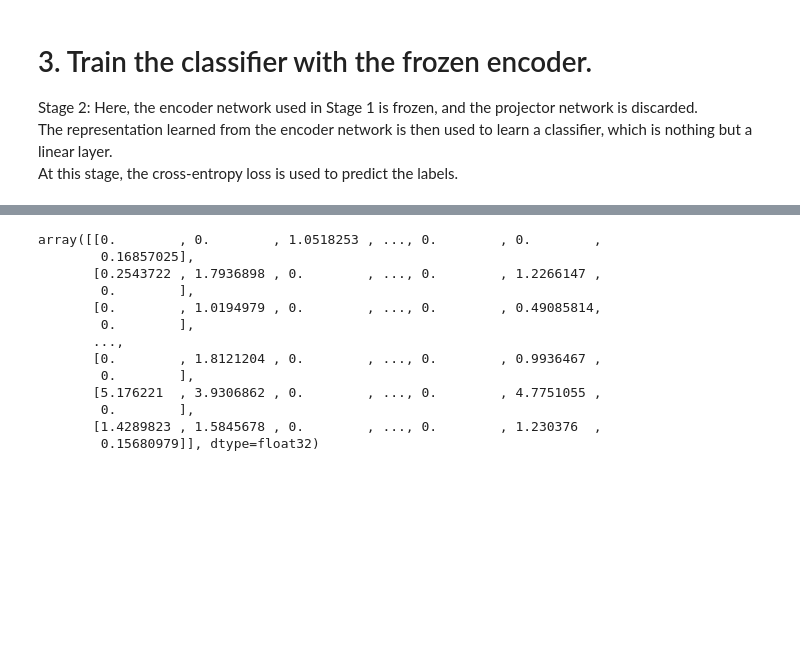
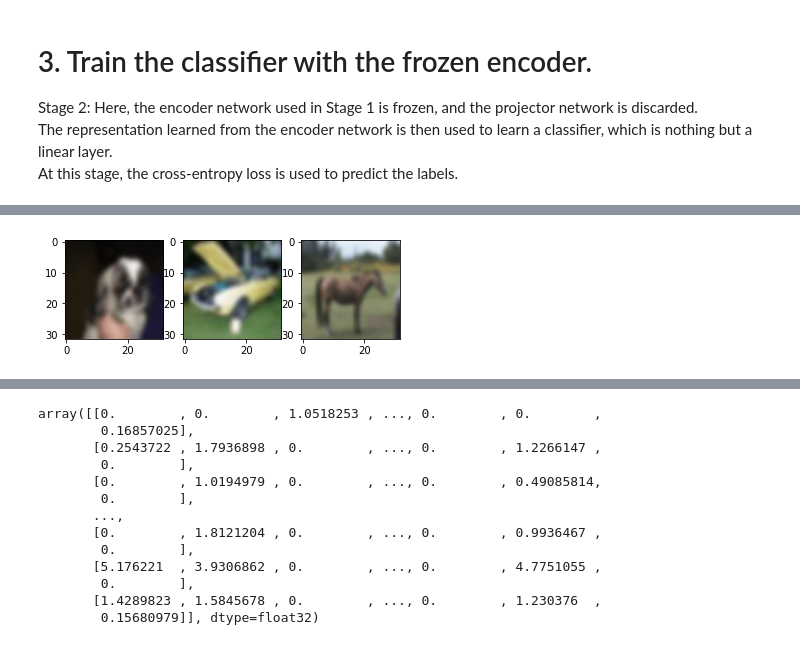
Before and after one commit to engineerjkk/Supervised-Contrastive-Learning, a Jupyter notebook: SupCon.ipynb, the cells around one changed output, grey strips where cells are left out. Drawn from its saved outputs; the diff is of its cells as text; code cells hidden in the pictures; blank space fills up the shorter version.

```diff
--- a/SupCon.ipynb
+++ b/SupCon.ipynb
@@ -323,0 +368,13 @@ Test accuracy: 38.1%
+# %%
+import matplotlib.pyplot as plt
+plt.subplot(131)
+plt.imshow(x_test[-3], interpolation="bicubic")
+plt.grid(False)
+plt.subplot(132)
+plt.imshow(x_test[-2], interpolation="bicubic")
+plt.grid(False)
+plt.subplot(133)
+plt.imshow(x_test[-1], interpolation="bicubic")
+plt.grid(False)
+# %% [output]
+[figure, added]
```
Also changed, not shown: parts of 8 cells of this notebook.
